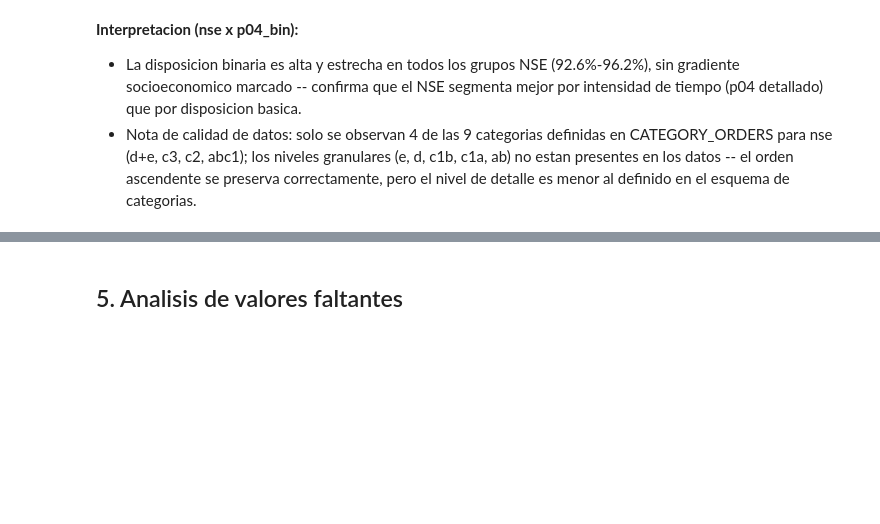
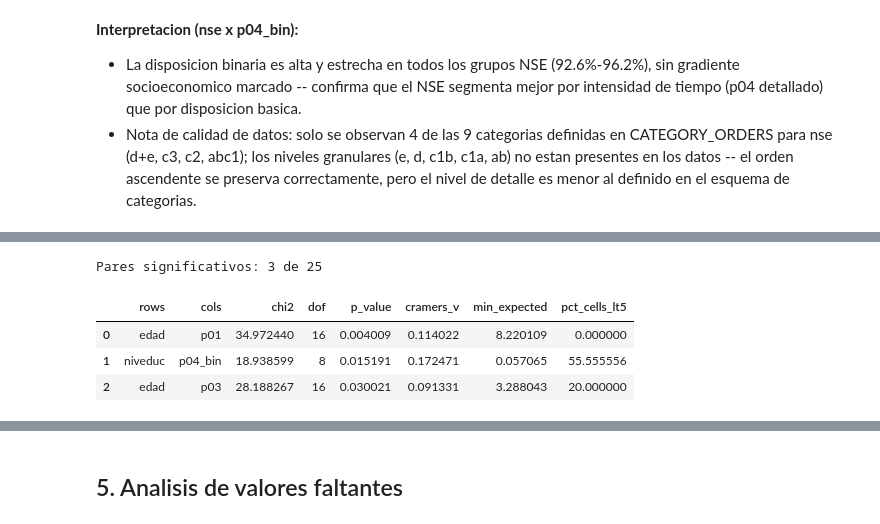
Before and after one commit to tomasleale/icd_ia, a Jupyter notebook: ia_icd_pymes_analysis.ipynb, the cells around one changed output, grey strips where cells are left out. Drawn from its saved outputs; the diff is of its cells as text; code cells hidden in the pictures; blank space fills up the shorter version.

```diff
--- a/ia_icd_pymes_analysis.ipynb
+++ b/ia_icd_pymes_analysis.ipynb
@@ -1434,0 +1560,13 @@ plt.show()
+# %%
+significant_df = (results_df[results_df["significant"]]
+                   .sort_values("p_value")
+                   .reset_index(drop=True))
+print(f"Pares significativos: {len(significant_df)} de {len(results_df)}")
+significant_df[["rows", "cols", "chi2", "dof", "p_value", "cramers_v",
+                "min_expected", "pct_cells_lt5"]]
+# %% [output]
+Pares significativos: 3 de 25
+|  | rows | cols | chi2 | dof | p_value | cramers_v | min_expected | pct_cells_lt5 |
+| 0 | edad | p01 | 34.972440 | 16 | 0.004009 | 0.114022 | 8.220109 | 0.000000 |
+| 1 | niveduc | p04_bin | 18.938599 | 8 | 0.015191 | 0.172471 | 0.057065 | 55.555556 |
+| 2 | edad | p03 | 28.188267 | 16 | 0.030021 | 0.091331 | 3.288043 | 20.000000 |
```
Also changed, not shown: parts of 14 cells of this notebook, 1 other file.
